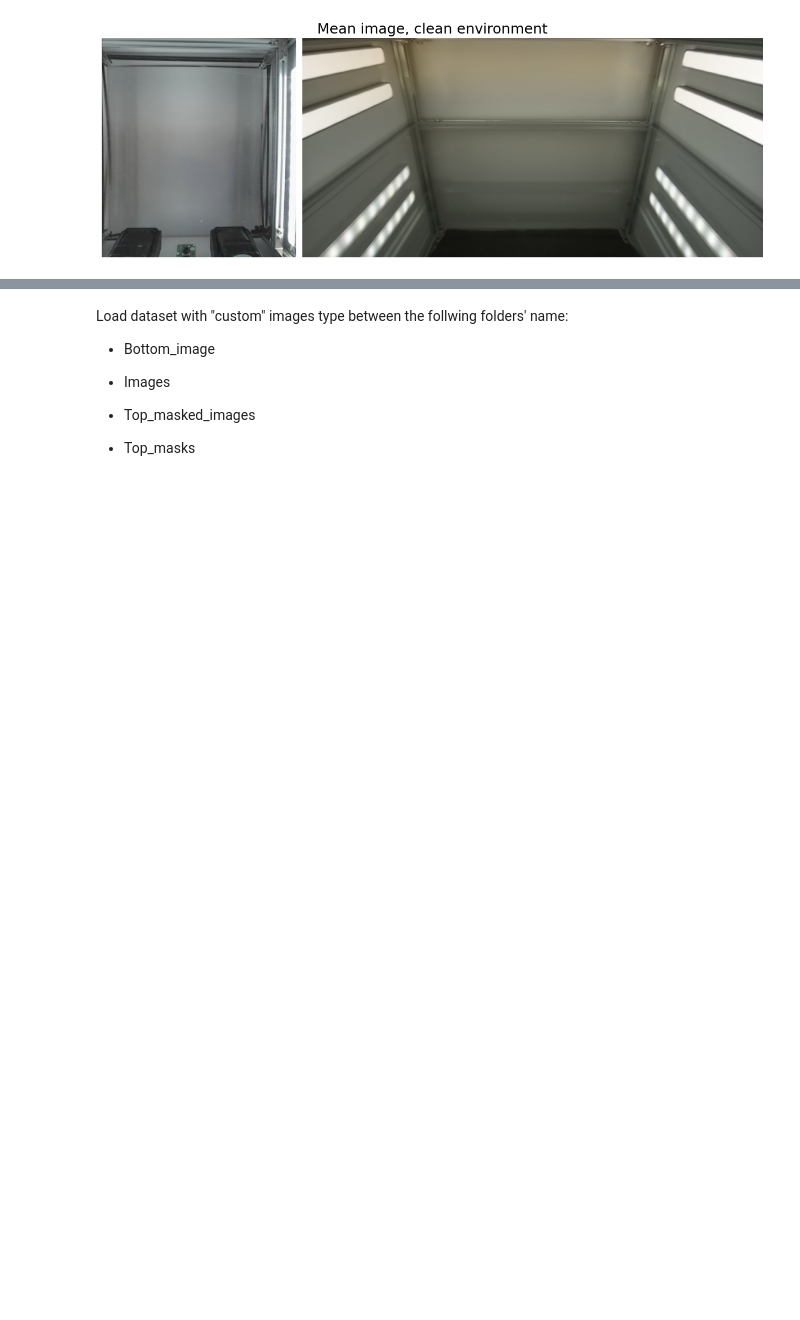
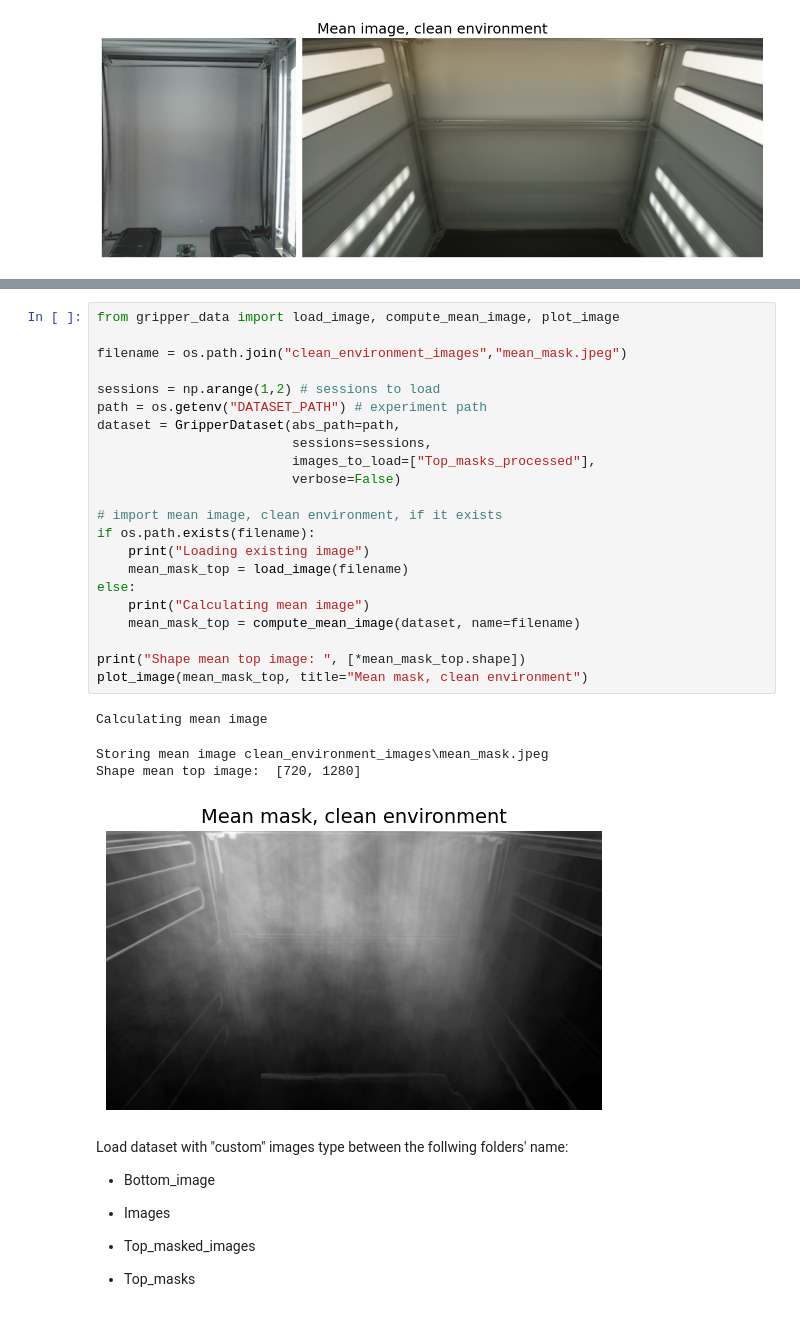
Before and after one commit to GiacomoBillo/cloudgripper-visual-autoencoder, a Jupyter notebook: visual_autoencoder/data.ipynb, the cells around one changed output, grey strips where cells are left out. Saved outputs shown, nothing was run; the diff lists cells and outputs as text; blank space fills up the shorter version.

Commit message:
feat: manage single image: load_image, compute_mean_image, plot_image, store_image

```diff
--- a/visual_autoencoder/data.ipynb
+++ b/visual_autoencoder/data.ipynb
@@ -96,3 +106,30 @@ Shape mean top image:  [3, 720, 1280]
+# %%
+from gripper_data import load_image, compute_mean_image, plot_image
+
+filename = os.path.join("clean_environment_images","mean_mask.jpeg")
+
+sessions = np.arange(1,2) # sessions to load
+path = os.getenv("DATASET_PATH") # experiment path
+dataset = GripperDataset(abs_path=path,
+                         sessions=sessions,
+                         images_to_load=["Top_masks_processed"],
+                         verbose=False)
+
+# import mean image, clean environment, if it exists
+if os.path.exists(filename):
+    print("Loading existing image")
+    mean_mask_top = load_image(filename)
+else:
+    print("Calculating mean image")
+    mean_mask_top = compute_mean_image(dataset, name=filename)
+
+print("Shape mean top image: ", [*mean_mask_top.shape])
+plot_image(mean_mask_top, title="Mean mask, clean environment")
+# %% [output]
+Calculating mean image
+Storing mean image clean_environment_images\mean_mask.jpeg
+Shape mean top image:  [720, 1280]
+[figure, added]
 # %% [markdown]
 Load dataset with "custom" images type between the follwing folders' name:
 
```
Also changed, not shown: parts of 1 cell of this notebook, 1 other file.
